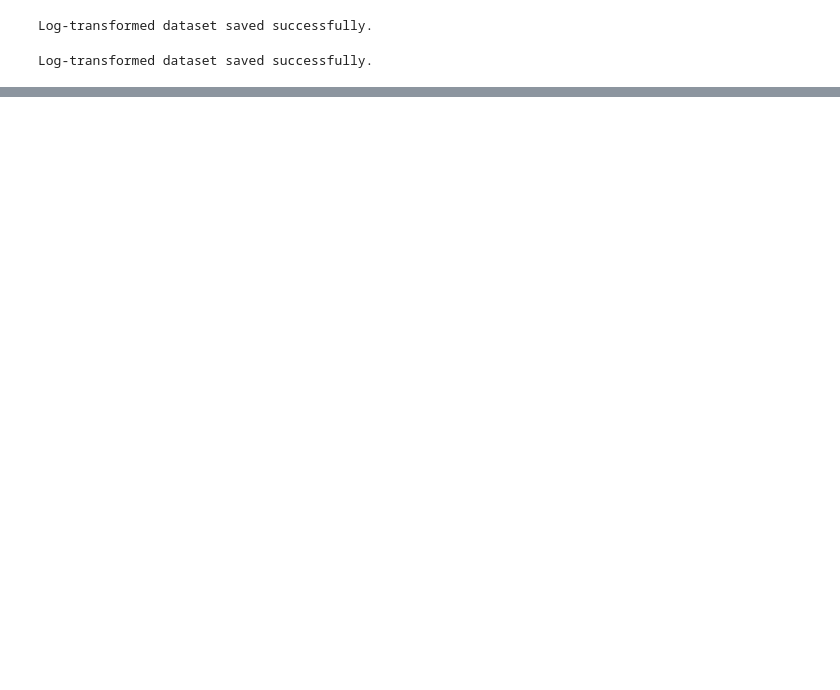
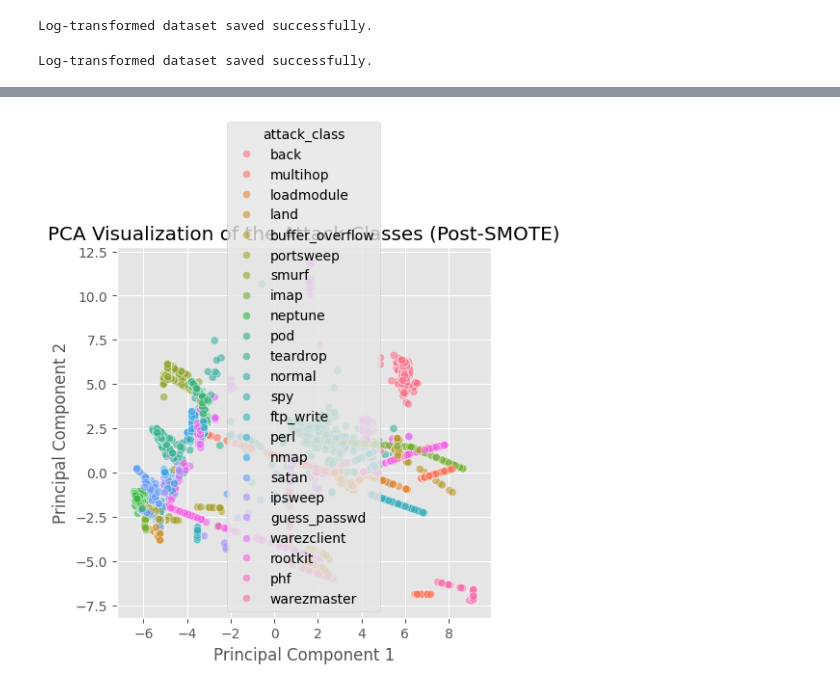
Before and after one commit to mailech/SentinelNet-AI-Powered-Network-Intrusion-Detection-System-, a Jupyter notebook: feature-engineering.ipynb, the cells around one changed output, grey strips where cells are left out. Saved outputs shown, nothing was run; the diff lists cells and outputs as text; code cells hidden in the pictures; blank space fills up the shorter version.

```diff
--- a/feature-engineering.ipynb
+++ b/feature-engineering.ipynb
@@ -759,0 +750,56 @@ Log-transformed dataset saved successfully.
+# %%
+# Imports
+import numpy as np
+import pandas as pd
+import matplotlib.pyplot as plt
+import seaborn as sns
+
+from imblearn.over_sampling import SMOTE
+from sklearn.decomposition import PCA
+
+# Load dataset
+df_train_reduce = pd.read_csv("log_transformed_train.csv")
+
+# Create attack_class
+df_train_reduce['attack_class'] = df_train_reduce['class']
+
+# Encode categorical columns
+categorical_cols = ['protocol_type', 'service', 'flag']
+df_train_reduce = pd.get_dummies(df_train_reduce, columns=categorical_cols)
+
+# Features and target
+X = df_train_reduce.drop(columns=['class','attack_class','difficulty_level'], errors='ignore')
+y = df_train_reduce['attack_class']
+
+# Fill missing values
+X = X.fillna(0)
+
+# Apply SMOTE
+smote = SMOTE(k_neighbors=1, random_state=42)
+X_resampled, y_resampled = smote.fit_resample(X, y)
+
+# PCA
+pca = PCA(n_components=2)
+
+sample_X = X_resampled.sample(5000, random_state=42)
+sample_y = y_resampled.loc[sample_X.index]
+
+x_pca = pca.fit_transform(sample_X)
+
+# Plot
+plt.figure(figsize=(5,5))
+
+sns.scatterplot(
+    x=x_pca[:,0],
+    y=x_pca[:,1],
+    hue=sample_y,
+    alpha=0.6
+)
+
+plt.title("PCA Visualization of the Attack Classes (Post-SMOTE)")
+plt.xlabel("Principal Component 1")
+plt.ylabel("Principal Component 2")
+
+plt.show()
+# %% [output]
+[figure, added]
```
Also changed, not shown: parts of 4 cells of this notebook, 1 other file.
